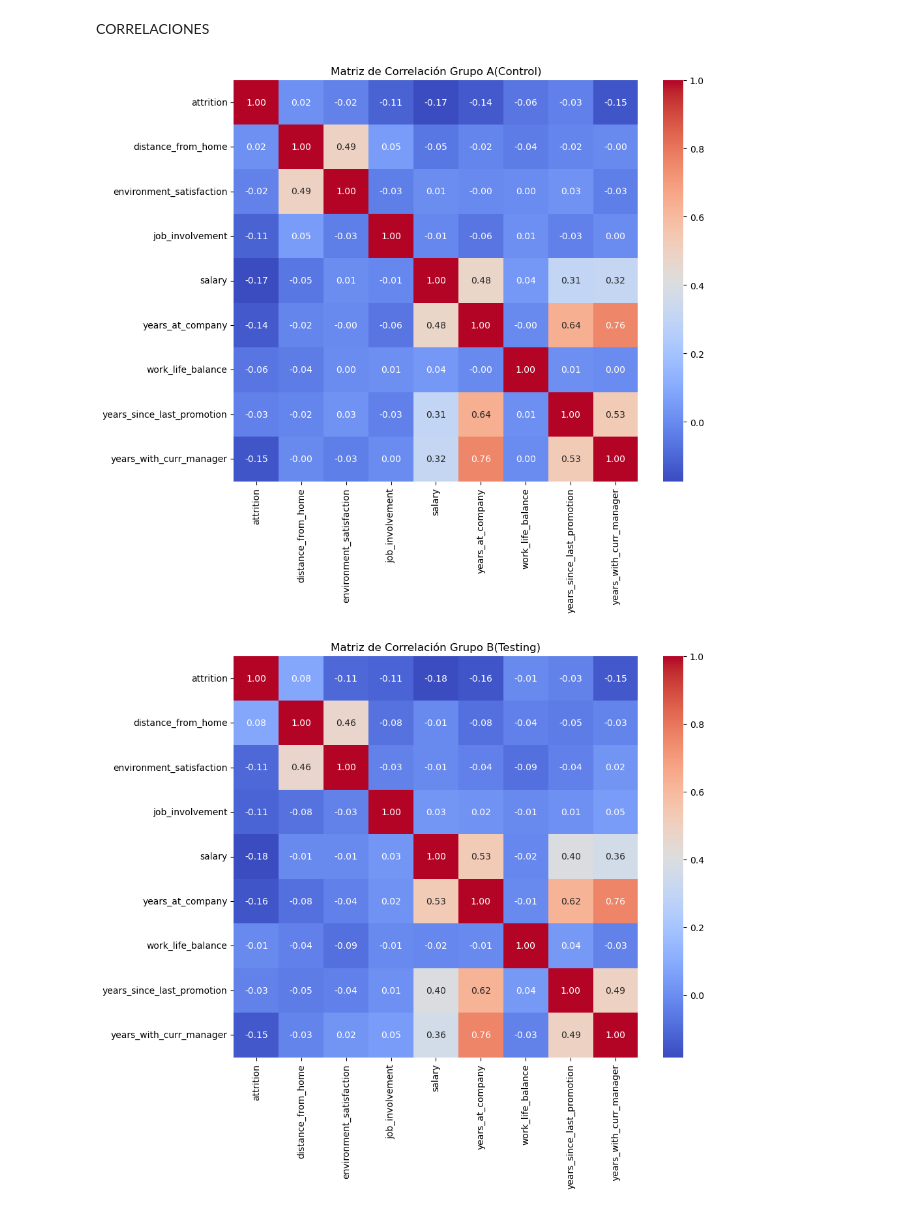
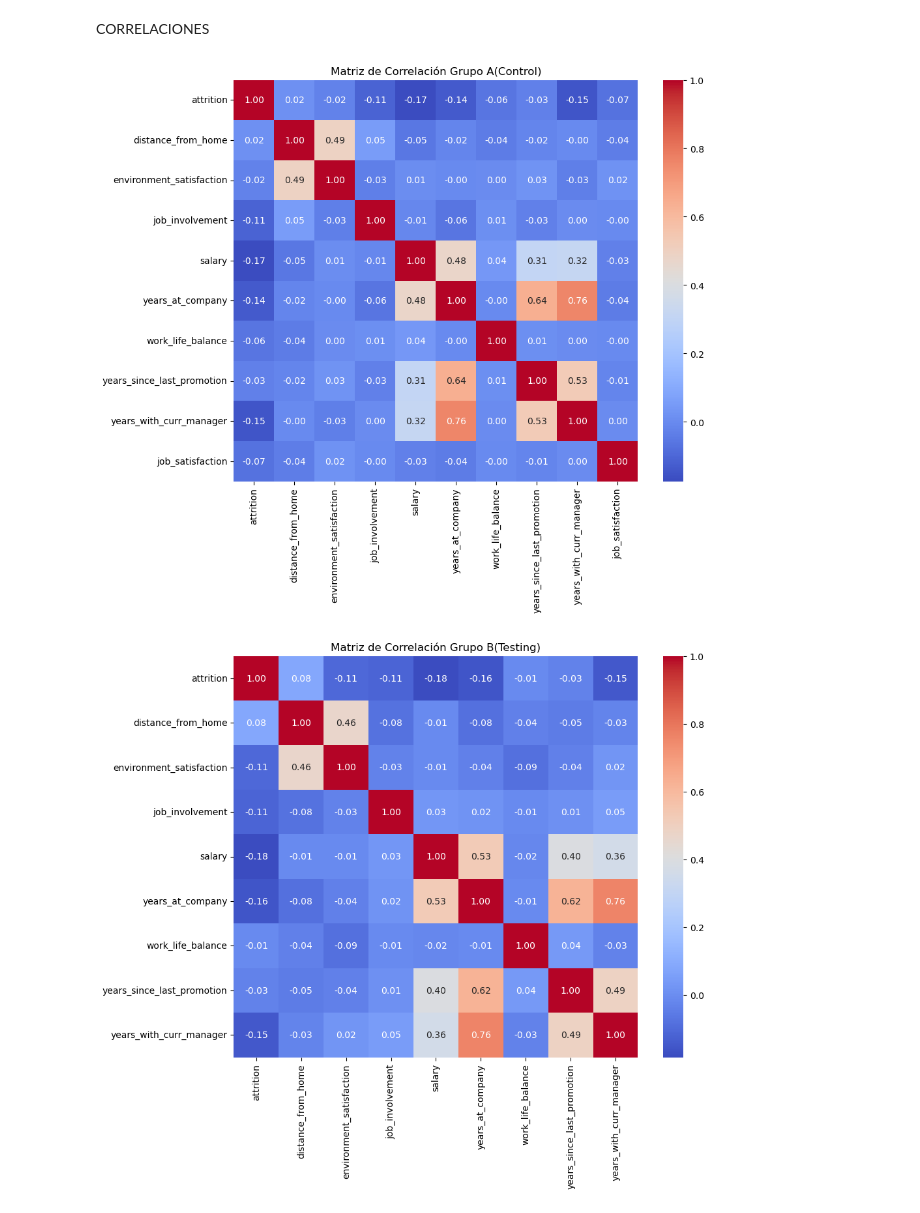
Before and after one commit to Paulamc1695/proyecto_da_promo_J_modulo_3, a Jupyter notebook: Fase_4_AB_testing.ipynb, the cells around one changed output. Saved outputs shown, nothing was run; the diff lists cells and outputs as text; code cells hidden in the pictures.

```diff
--- a/Fase_4_AB_testing.ipynb
+++ b/Fase_4_AB_testing.ipynb
@@ -320,16 +341,16 @@ No hay diferencias significativas; no podemos afirmar que hay mayor rotación pa
 CORRELACIONES
 # %%
 # FILTRAR COLUMNAS DE INTERÉS (Faltan varias)
-columnas_interes=['attrition','distance_from_home','environment_satisfaction','job_involvement',"salary","years_at_company",'work_life_balance','years_since_last_promotion',"years_with_curr_manager"]
+columnas_interes=['attrition','distance_from_home','environment_satisfaction','job_involvement',"salary","years_at_company",'work_life_balance','years_since_last_promotion',"years_with_curr_manager",'job_satisfaction']
 correlacion_matrix = grupo_a[columnas_interes].corr()
 
 # Visualizar la matriz de correlación con tamaño ajustado
 plt.figure(figsize=(10, 8))  # Ajustar el tamaño de la figura
 sns.heatmap(correlacion_matrix, annot=True, cmap="coolwarm", fmt=".2f")
 plt.title("Matriz de Correlación Grupo A(Control)")
 plt.show()
 # %% [output]
-[figure, old version]
+[figure, new version]
 # %%
 # FILTRAR COLUMNAS DE INTERÉS
 columnas_interes=['attrition','distance_from_home','environment_satisfaction','job_involvement',"salary","years_at_company",'work_life_balance','years_since_last_promotion',"years_with_curr_manager"]
```
Also changed, not shown: parts of 9 cells of this notebook.
